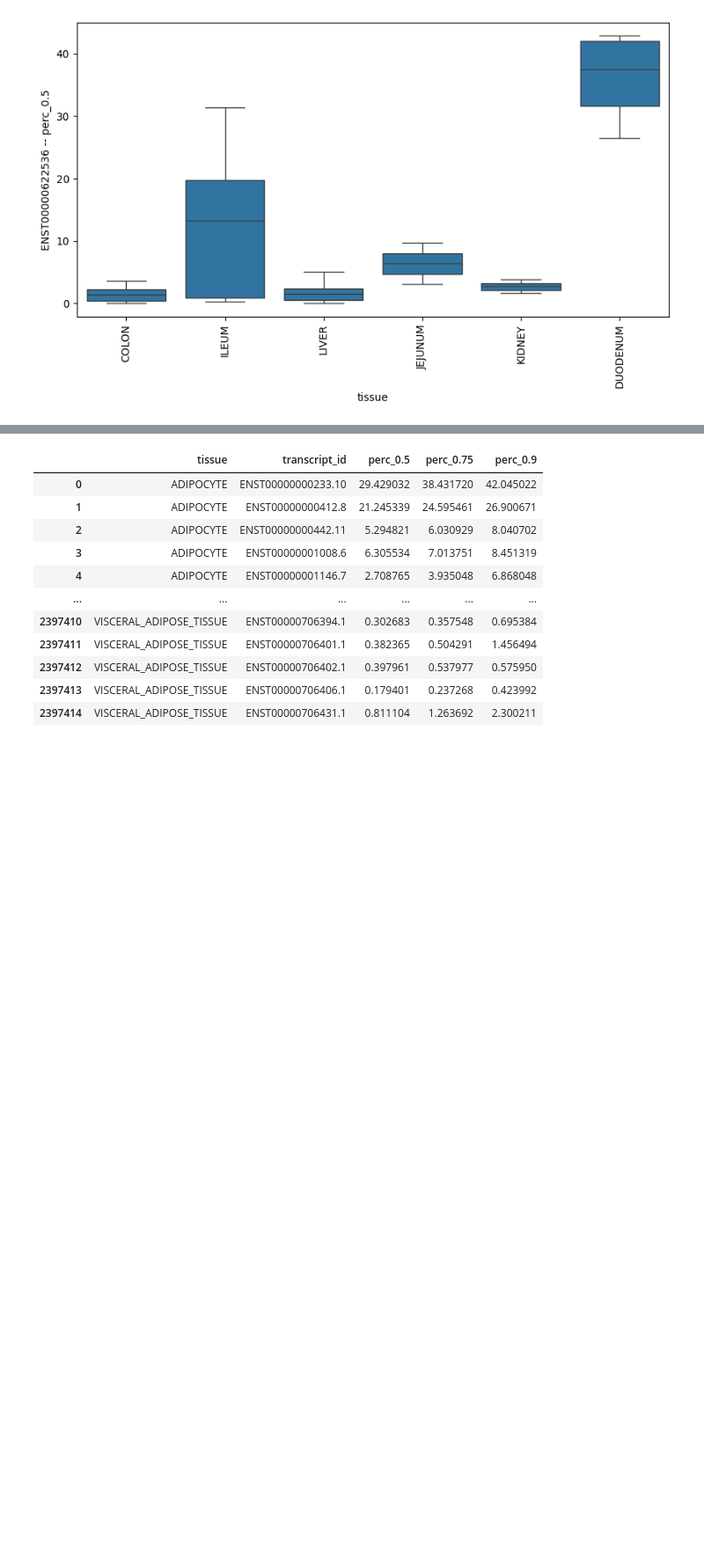
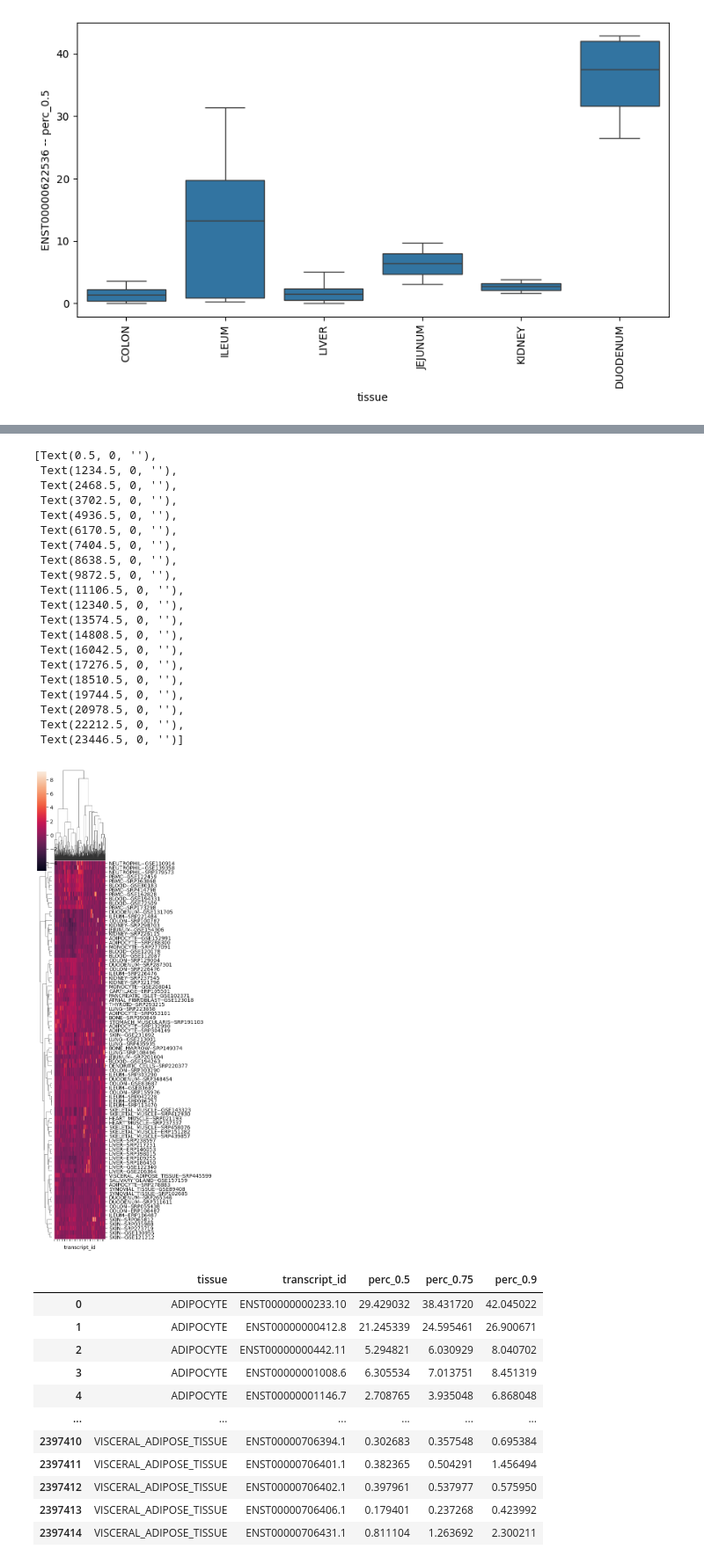
Before and after one commit to ledwmp/expression_atlas_db, a Jupyter notebook: notebooks/08_dump_atlas_tissue_specificity.ipynb, the cells around one changed output, grey strips where cells are left out. Shown at 88% size. Drawn from its saved outputs; the diff is of its cells as text; code cells hidden in the pictures; blank space fills up the shorter version.

```diff
--- a/notebooks/08_dump_atlas_tissue_specificity.ipynb
+++ b/notebooks/08_dump_atlas_tissue_specificity.ipynb
@@ -212,3 +212,17 @@ ax.set_ylabel('ENST00000622536 -- perc_0.5')
 ax.tick_params(axis='x', labelrotation=90)
 # %% [output]
 [figure]
+# %%
+# Pivot and save a long dataframe.
+
+study_tissue_median_sequenceregion_df_long = study_tissue_median_sequenceregion_df.pivot(
+    index='transcript_id',
+    columns=['tissue','velia_id'],
+    values='perc_0.5',
+).fillna(0.0)
+study_tissue_median_sequenceregion_df_long.columns = \
+    study_tissue_median_sequenceregion_df_long.columns.map('--'.join)
+study_tissue_median_sequenceregion_df_long.to_parquet(
+    f'20240321_expression_atlas_db_all_studies_perc_{p}.parq'
+)
+study_tissue_median_sequenceregion_df_long
@@ -214,0 +244,7 @@ ax.tick_params(axis='x', labelrotation=90)
+# %%
+# Filter dataframe on max tpm.
+
+study_tissue_median_sequenceregion_df_long = study_tissue_median_sequenceregion_df_long[
+    study_tissue_median_sequenceregion_df_long.max(axis=1) > 20
+]
+study_tissue_median_sequenceregion_df_long
@@ -215,3 +266,36 @@ ax.tick_params(axis='x', labelrotation=90)
+# %%
+# Expression clusters across atlas.
+
+g = sns.clustermap(
+    np.log2(study_tissue_median_sequenceregion_df_long.T + 1.),
+    z_score=1,
+    method='ward',
+    figsize=(5,15),
+    yticklabels=1,
+)
+g.ax_heatmap.set_xticklabels([])
+# %% [output]
+[Text(0.5, 0, ''),
+ Text(1234.5, 0, ''),
+ Text(2468.5, 0, ''),
+ Text(3702.5, 0, ''),
+ Text(4936.5, 0, ''),
+ Text(6170.5, 0, ''),
+ Text(7404.5, 0, ''),
+ Text(8638.5, 0, ''),
+ Text(9872.5, 0, ''),
+ Text(11106.5, 0, ''),
+ Text(12340.5, 0, ''),
+ Text(13574.5, 0, ''),
+ Text(14808.5, 0, ''),
+ Text(16042.5, 0, ''),
+ Text(17276.5, 0, ''),
+ Text(18510.5, 0, ''),
+ Text(19744.5, 0, ''),
+ Text(20978.5, 0, ''),
+ Text(22212.5, 0, ''),
+ Text(23446.5, 0, '')]
+[figure, added]
 # %%
 # Aggregated on tissue across atlas.
 
```
Also changed, not shown: parts of 3 cells of this notebook, 2 other files.
